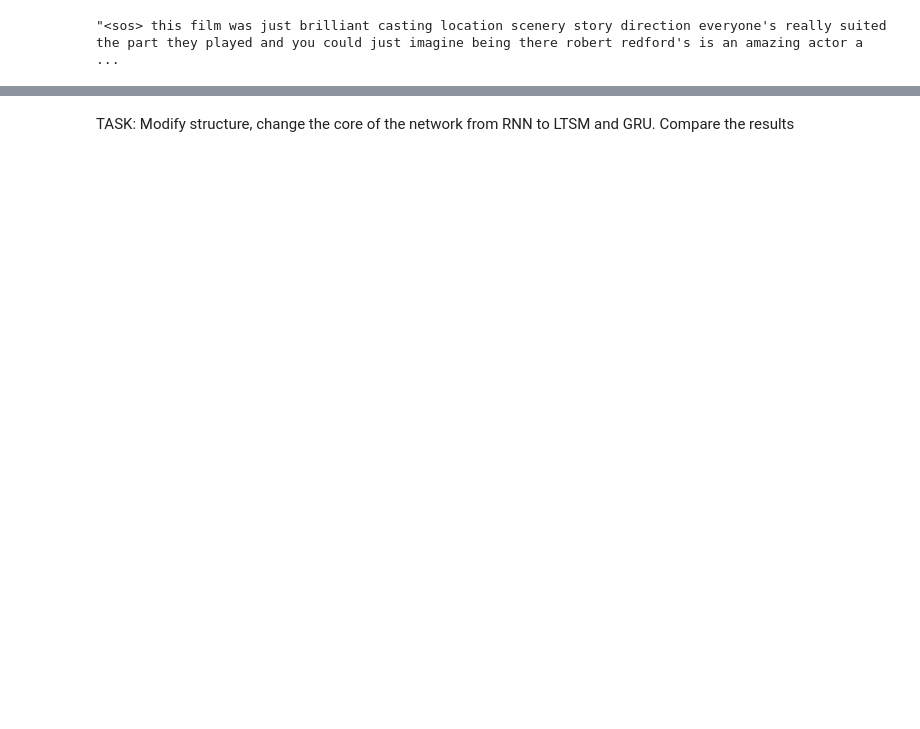
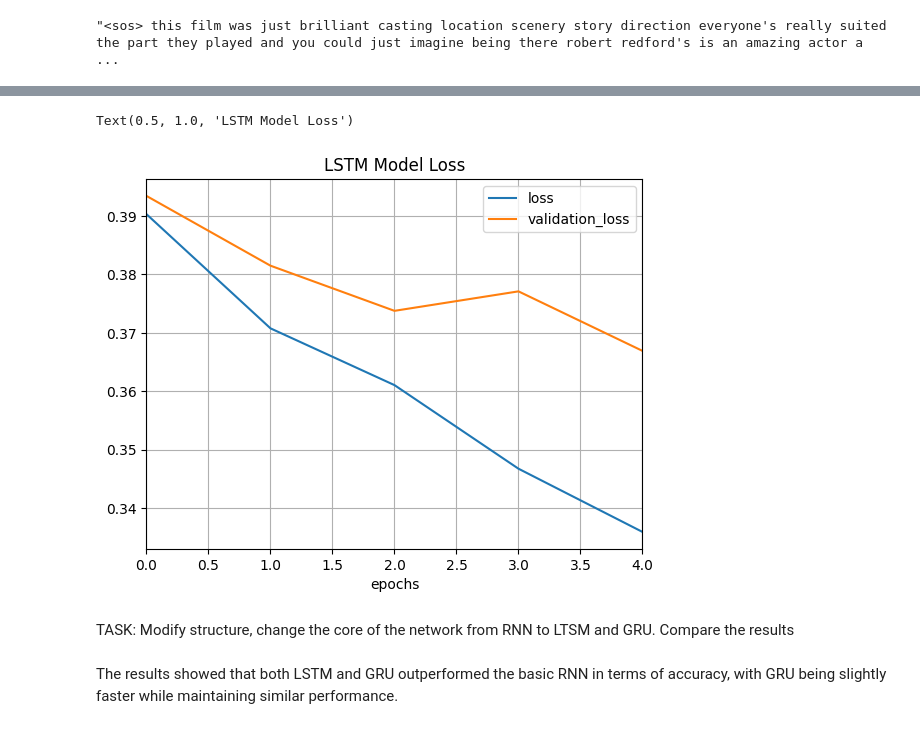
Before and after one commit to xknobm00/MPA-MLF, a Jupyter notebook: CV8.ipynb, the cells around one changed output, grey strips where cells are left out. Saved outputs shown, nothing was run; the diff lists cells and outputs as text; code cells hidden in the pictures; blank space fills up the shorter version.

```diff
--- a/CV8.ipynb
+++ b/CV8.ipynb
@@ -266,0 +311,7 @@ Test accuracy:  50.0 %
+# %%
+lstm_score = lstm_model.evaluate(X_test, y_test, verbose=0)
+print("LSTM Test loss:", lstm_score[0])
+print("LSTM Test accuracy:", lstm_score[1] * 100, "%")
+plot_function(lstm_history)
+plt.title('LSTM Model Loss')
+# %% [output]
@@ -267,2 +320,6 @@ Test accuracy:  50.0 %
+Text(0.5, 1.0, 'LSTM Model Loss')
+[figure, added]
 # %% [markdown]
 TASK: Modify structure, change the core of the network from RNN to LTSM and GRU. Compare the results
+# %% [markdown]
+The results showed that both LSTM and GRU outperformed the basic RNN in terms of accuracy, with GRU being slightly faster while maintaining similar performance.
```
Also changed, not shown: parts of 11 cells of this notebook.
